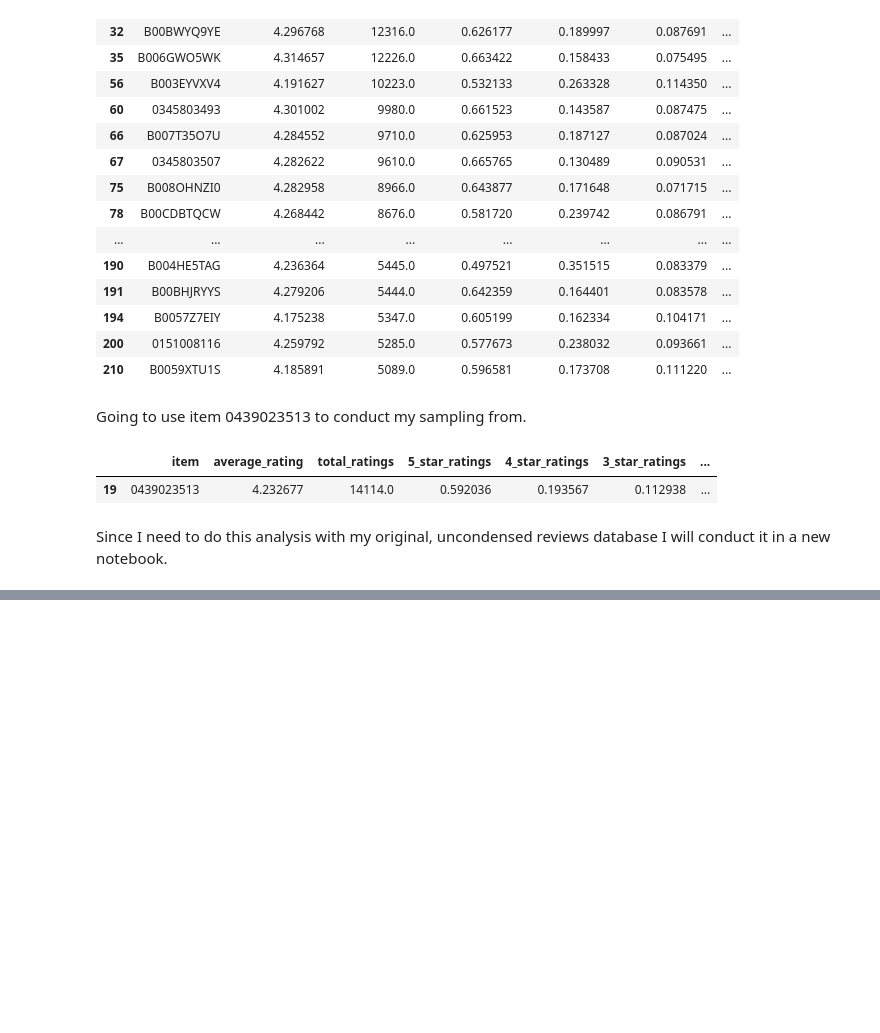
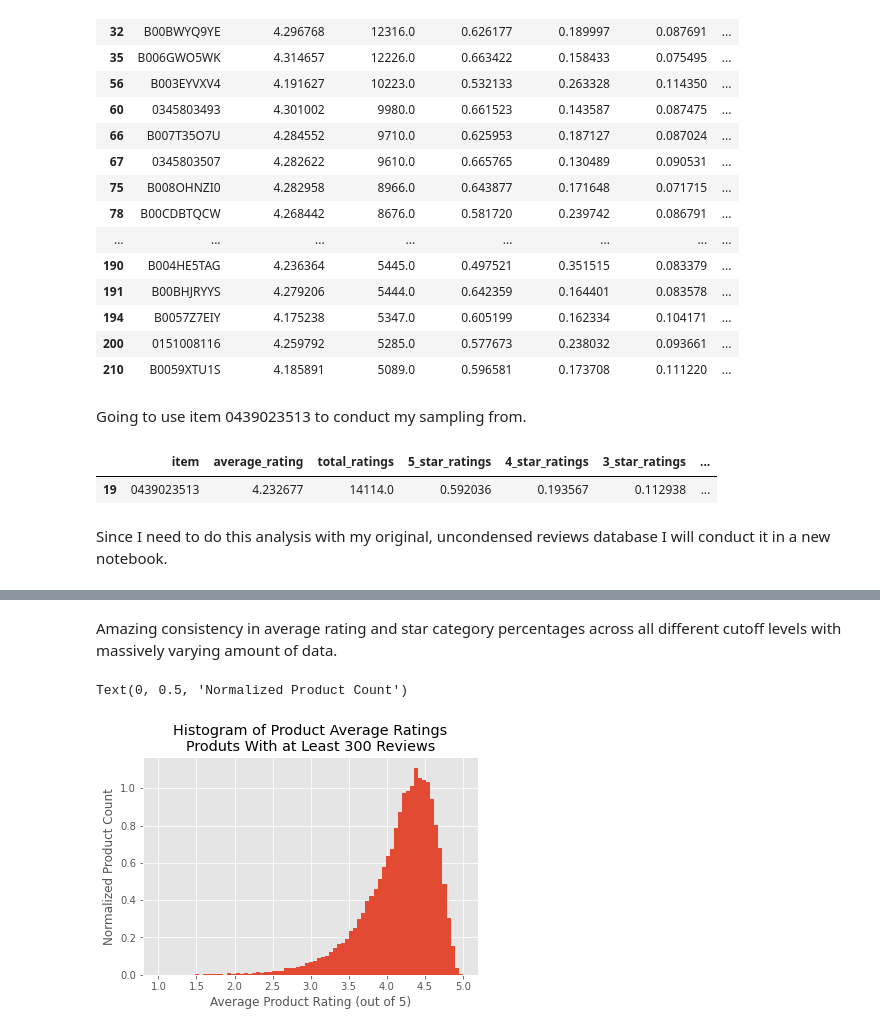
Before and after one commit to RyanBur/Python_Project, a Jupyter notebook: amazon_data_analysis.ipynb, the cells around one changed output, grey strips where cells are left out. Cells and saved outputs as stored; diff of their text form; code cells hidden in the pictures; blank space fills up the shorter version.

Commit message:
Completed analysis for the project, including review number cutoff. Started writing the script for my actual projct tool.

```diff
--- a/amazon_data_analysis.ipynb
+++ b/amazon_data_analysis.ipynb
@@ -170,0 +173,3 @@ Since I need to do this analysis with my original, uncondensed reviews database
+# %%
+amazon300_df = amazon25_df[:25776]
+amazon300_df
@@ -170,0 +216,10 @@ Since I need to do this analysis with my original, uncondensed reviews database
+# %% [markdown]
+Amazing consistency in average rating and star category percentages across all different cutoff levels with massively varying amount of data.
+# %%
+plt.hist(amazon300_df['average_rating'], bins=75, range=(1,5), density=True)
+plt.title('Histogram of Product Average Ratings\nProduts With at Least 300 Reviews')
+plt.xlabel('Average Product Rating (out of 5)')
+plt.ylabel('Normalized Product Count')
+# %% [output]
+Text(0, 0.5, 'Normalized Product Count')
+[figure, added]
```
Also changed, not shown: parts of 12 cells of this notebook, 4 other files.
